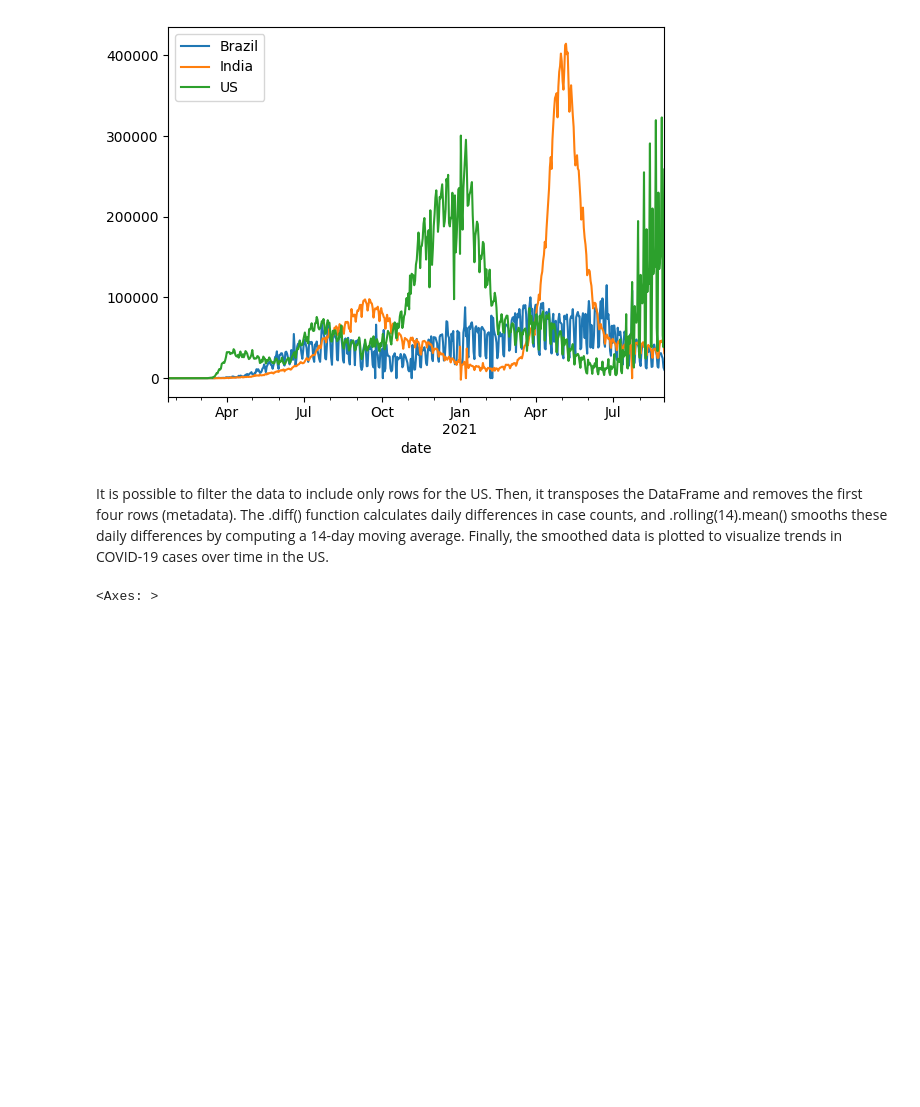
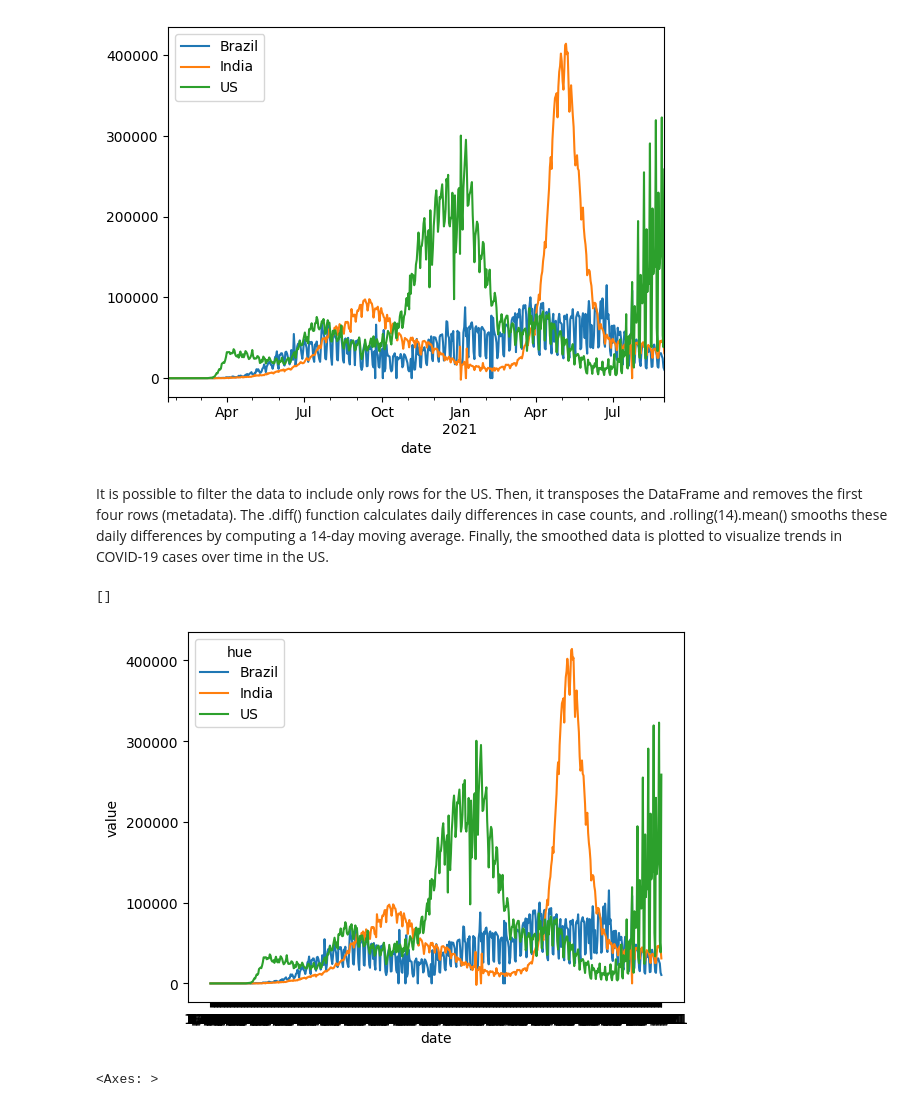
Before and after one commit to lcbjrrr/ProgWdata, a Jupyter notebook: CSC116_3_Prop_Trend.ipynb, the cells around one changed output. Saved outputs shown, nothing was run; the diff lists cells and outputs as text; code cells hidden in the pictures; blank space fills up the shorter version.

```diff
--- a/CSC116_3_Prop_Trend.ipynb
+++ b/CSC116_3_Prop_Trend.ipynb
@@ -34,6 +42,12 @@ covid.plot()
 [figure]
 # %% [markdown]
 It is possible to filter the data to include only rows for the US. Then, it transposes the DataFrame and removes the first four rows (metadata). The .diff() function calculates daily differences in case counts, and .rolling(14).mean() smooths these daily differences by computing a 14-day moving average. Finally, the smoothed data is plotted to visualize trends in COVID-19 cases over time in the US.
+# %%
+melted_df = pd.melt(df, id_vars=['date'], value_vars=['Brazil','India','US'], var_name="hue", value_name="value")
+sns.lineplot(data=melted_df, x='date', y="value", hue="hue").set(**{})
+# %% [output]
+[]
+[figure, added]
 # %%
 import pandas as pd
 cov = pd.read_csv('https://raw.githubusercontent.com/lcbjrrr/ProgWData/master/covid_usa.csv')
```
Also changed, not shown: parts of 2 cells of this notebook.
